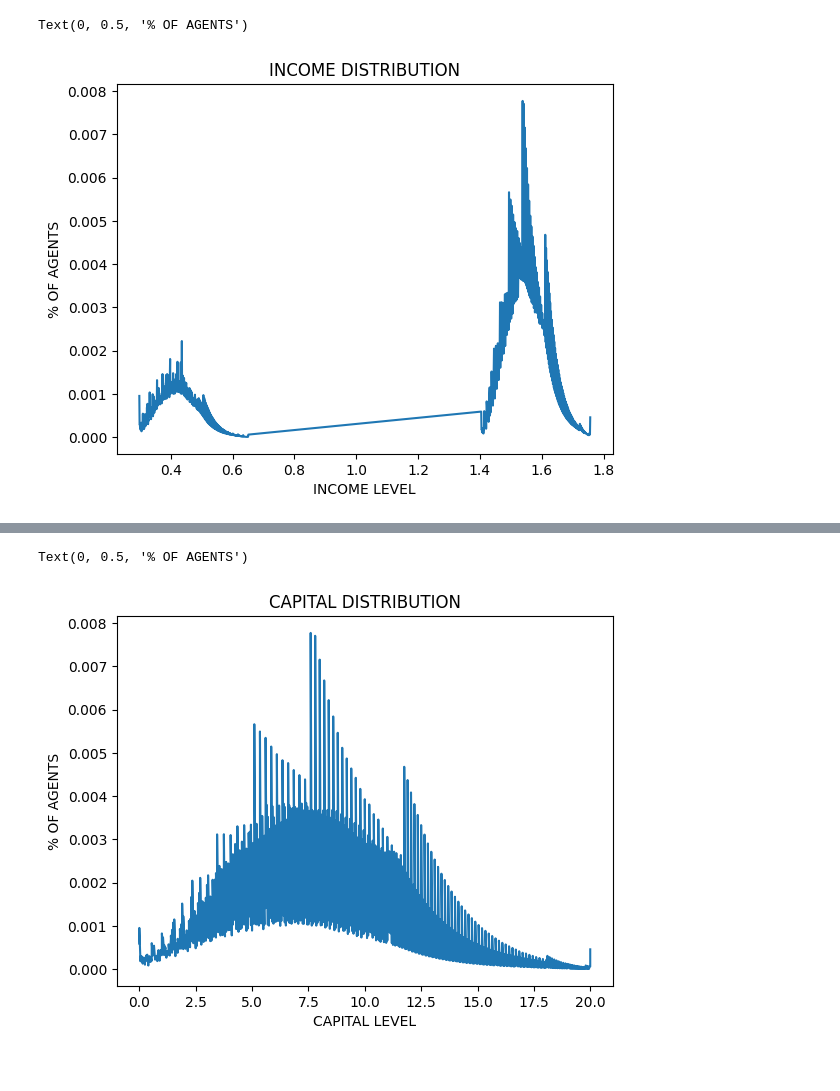
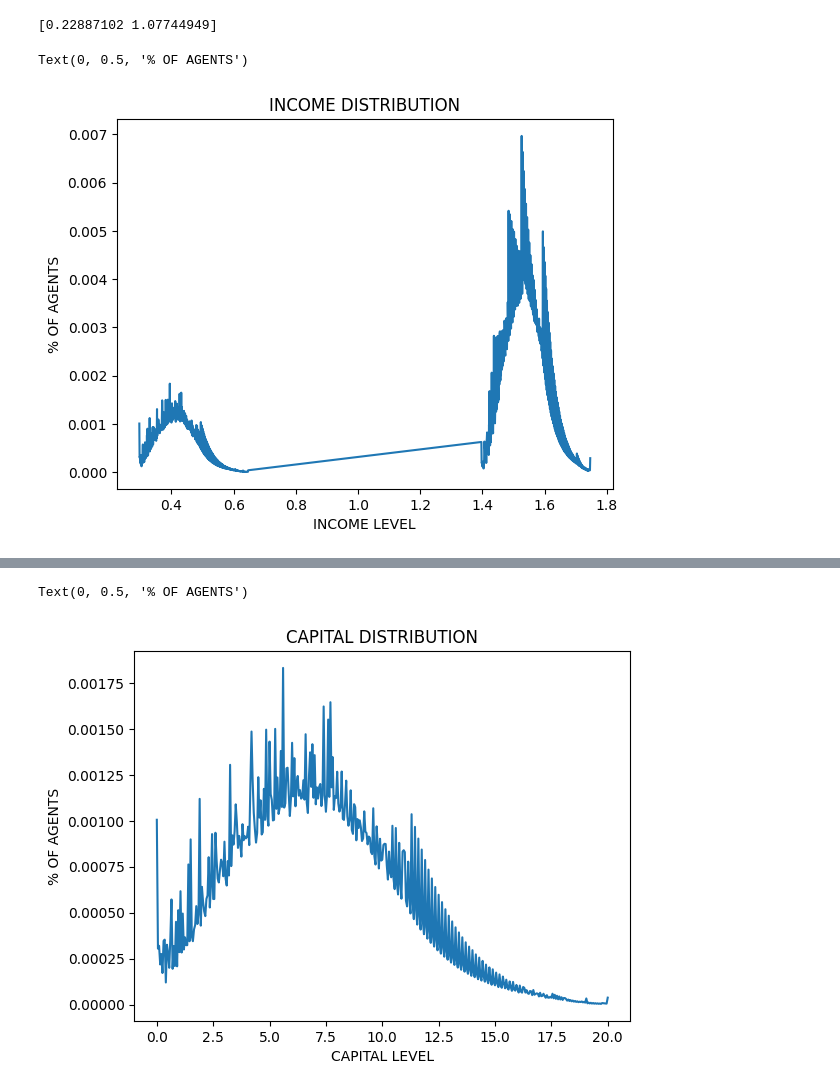
Before and after one commit to Systeria-Inamayer/Keio_Quant_Macro_Assignment_2, a Jupyter notebook: Quantmacro_report.ipynb, the cells around one changed output, grey strips where cells are left out. Cells and saved outputs as stored; diff of their text form; code cells hidden in the pictures.

```diff
--- a/Quantmacro_report.ipynb
+++ b/Quantmacro_report.ipynb
@@ -51,6 +51,7 @@ def setPar(
     a_u = 20, # upper bound of asset grids
     NH = 2, # number of grids of h
     NA = 401, # number of grids of a
+    tax = 0.05 #tax rate of capital*interest
     ):
 
     # labor productivity variance.
@@ -58,6 +59,9 @@ def setPar(
 
     # making grids for ln h and solving for income transition probability using Tauchen's method.
     pi, h = tauchen(NH, -0.7, rho, sigma_eps)
+    #pi is the probability of each income level in the next period based on current income level
+    #h is the grid borders
+
     h = np.exp(h) # changing ln h grids to h grids
 
     # derive the stationary distribution from income transition process
@@ -81,17 +85,17 @@ def setPar(
     param['sigma'] = sigma; param['beta'] = beta; param['delta'] = delta;
     param['alpha'] = alpha; param['probst'] = probst;
     param['a_l'] = a_l; param['a_u'] = a_u; param['NH'] = NH; param['NA'] = NA;
-    param['pi'] = pi; param['h'] = h; param['HH'] = HH;
+    param['pi'] = pi; param['h'] = h; param['HH'] = HH; param['tax'] = tax;
 
     return param
 # %%
-def solve_household_gs(param, r, w):
+def solve_household_gs(param, r, w, TT):
 #労働所得税なら、ここにτが必要だよね。
 
     # opening the box of "param" to some parameters
     a_l = param['a_l']; a_u = param['a_u']; pi = param['pi']; delta = param['delta'];
     beta = param['beta']; sigma = param['sigma']; h = param['h']; NA = param['NA'];
-    NH = param['NH'];
+    NH = param['NH']; tax = param['tax']
 
     # Create a grid of asset holdings
     a = np.linspace(a_l, a_u, NA)
@@ -103,7 +107,11 @@ def solve_household_gs(param, r, w):
     for ia in range(NA):
         for iap in range(NA):
             for ih in range(NH):
-                cons = w*h[ih] + (1.0 + r)*a[ia] - a[iap]  #a[iap]はaの中に入っている貯金の選択肢の内iap番目を選んだから、具体的な数値はa[iap]になる
+
+                cons = w*h[ih] + a[ia] + (1 - tax) * r * a[ia] + TT[ih] - a[iap]  #added tax to a[ia], added dividend
+                #is TT[ih] correct?
+
+                #cons = w*h[ih] + (1.0 + r)*a[ia] - a[iap]  #a[iap]はaの中に入っている貯金の選択肢の内iap番目を選んだから、具体的な数値はa[iap]になる
                 if cons > 0: # count only if consumption is positive
                     util[iap, ia, ih] = cons**(1.0-sigma)/(1.0-sigma)
 
@@ -141,7 +149,7 @@ def solve_household_gs(param, r, w):
     # optimal consumption
     for ia in range(NA):
         for ih in range(NH):
-            c[ia, ih] = w*h[ih] + (1.0 + r)*a[ia] - aplus[ia, ih]
+            c[ia, ih] = w*h[ih] + a[ia] + (1 - tax) * r * a[ia] + TT[ih] - aplus[ia, ih]
 
     return aplus, iaplus, c
 # %%
@@ -177,6 +185,8 @@ def model_solution(param):
     alpha = param['alpha']
     delta = param['delta']
     HH = param['HH']
+    probst = param['probst']
+    tax = param['tax']
 
     phi = 0.2 # updating share
     toler = 1e-3 # warning: this doens't converge if tolerance is too small
@@ -194,12 +204,21 @@ def model_solution(param):
         w = (1-alpha) * KK**(alpha) * HH**(-alpha)
         r = (alpha) * KK**(alpha-1) * HH**(1-alpha) - delta
 
+        ### Government budget
+        TT = (tax * r * KK) * probst
+
+        #probst is the distribution of households? in each income bracket???
+        #so this is the distribution of TT to each household bracket?
+        #probst is [○○ , ○○] so 2 brackets
+
+        #divide by the amount of people in each bracket? no
+
         ####################################################
         # Solving for households optimization (policy function of assets)
         #step 2
         ####################################################
 
-        decisions = solve_household_gs(param, r, w)
+        decisions = solve_household_gs(param, r, w, TT)
 
         aplus = decisions[0] # note that the first component (index 0) of decisions is defines as aplus
 
@@ -253,11 +268,12 @@ ITERATING ON KK
 # %%
 h = param['h']
 a_l = param['a_l']; a_u = param['a_u']; NA = param['NA'];
+tax = param['tax'];
 a = np.linspace(a_l, a_u, NA)
 
-
+print(h)
 # calculate income distribution for each grid
-income = np.array([(r*a + w*h[0]), (r*a + w*h[1])])
+income = np.array([((1 - tax) * r*a + w*h[0]), ((1 - tax) * r*a + w*h[1])])
 # # transpose income　行列を縦横ひっくり返すため。income順にソートしたいから
 income = income.T
 # # sorting the income after flattening "income"
@@ -278,8 +294,9 @@ plt.title('INCOME DISTRIBUTION')
 plt.xlabel('INCOME LEVEL')
 plt.ylabel('% OF AGENTS')
 # %% [output]
-Text(0, 0.5, '% OF AGENTS')
+[0.22887102 1.07744949]
+Text(0, 0.5, '% OF AGENTS')
-[figure, old version]
+[figure, new version]
 # %%
 #for capital graph
 
@@ -289,7 +306,7 @@ a = np.linspace(a_l, a_u, NA)
 
 # calculate capital distribution for each grid
 #no idea if this is right.
-capital = np.array([a, a])
+capital = np.array([a])
 print(capital)
 #capital = np.array([(r*a + w*h[0]), (r*a + w*h[1])])
 # # transpose capital　行列を縦横ひっくり返すため。income順にソートしたいから
@@ -328,6 +345,6 @@ plt.ylabel('% OF AGENTS')
   18.   18.05 18.1  18.15 18.2  18.25 18.3  18.35 18.4  18.45 18.5  18.55
   18.6  18.65 18.7  18.75 18.8  18.85 18.9  18.95 19.   19.05 19.1  19.15
   19.2  19.25 19.3  19.35 19.4  19.45 19.5  19.55 19.6  19.65 19.7  19.75
   19.8  19.85 19.9  19.95 20.  ]]
 Text(0, 0.5, '% OF AGENTS')
-[figure, old version]
+[figure, new version]
```
Also changed, not shown: parts of 2 cells of this notebook.
